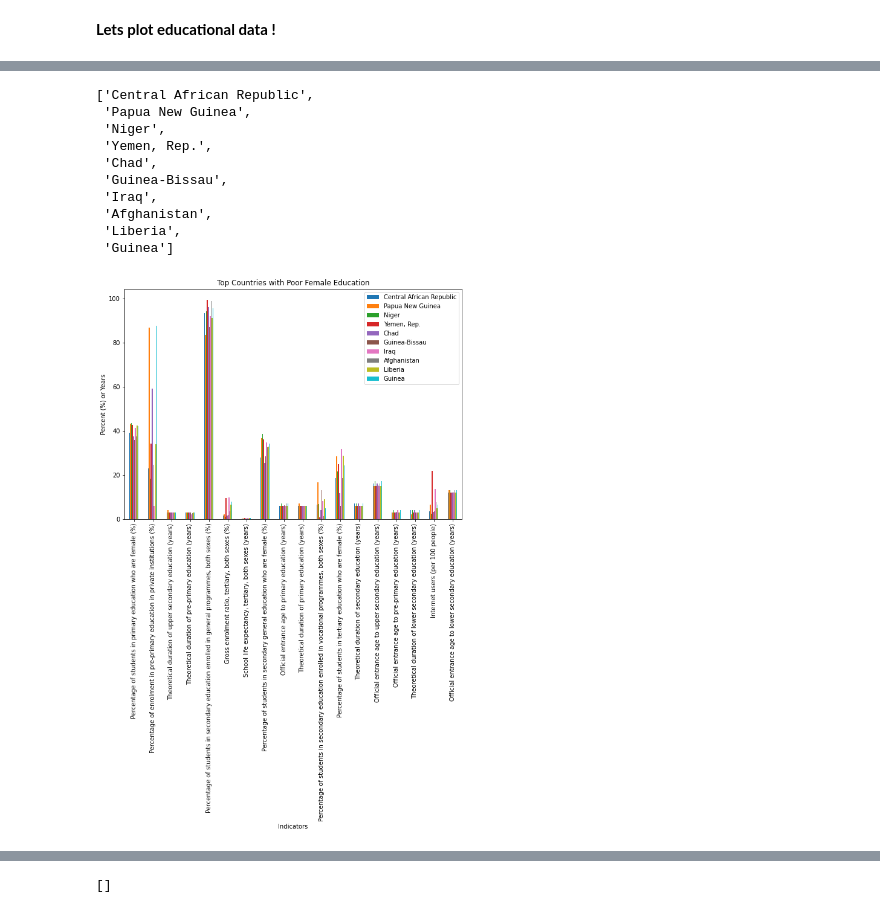
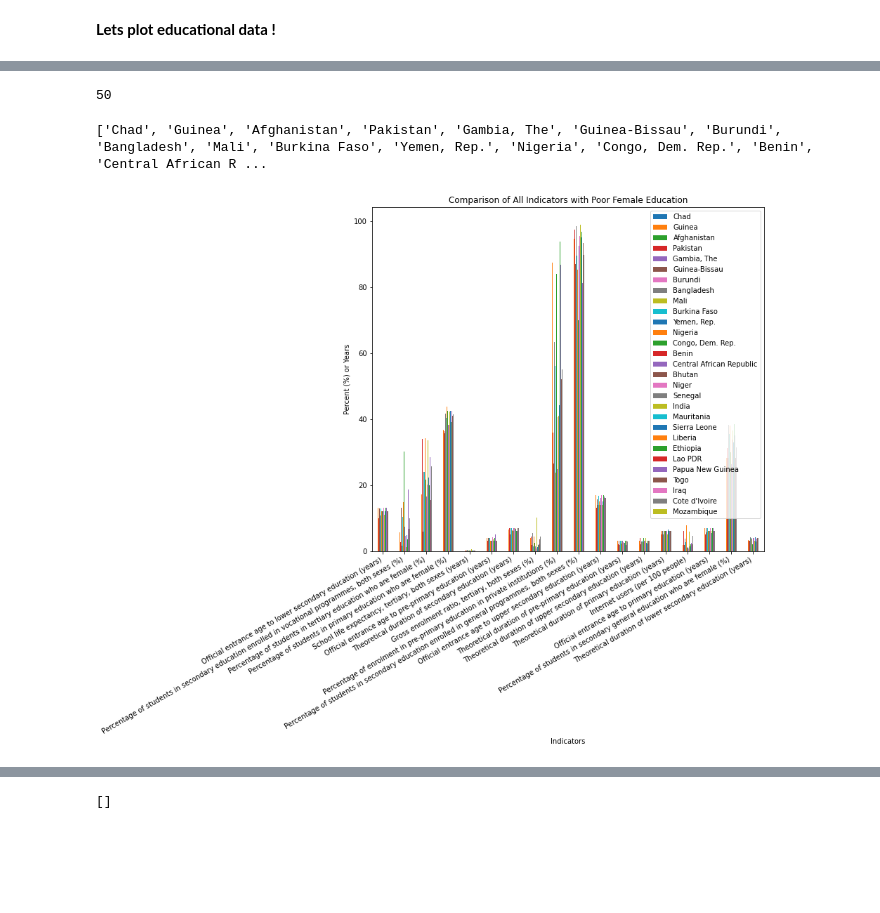
Before and after one commit to prabirdeb/World-Bank-Global-Education-Analysis, a Jupyter notebook: World_Bank_Global_Education_Analysis_Capstone_Project.ipynb, the cells around one changed output, grey strips where cells are left out. Drawn from its saved outputs; the diff is of its cells as text; code cells hidden in the pictures; blank space fills up the shorter version.

```diff
--- a/World_Bank_Global_Education_Analysis_Capstone_Project.ipynb
+++ b/World_Bank_Global_Education_Analysis_Capstone_Project.ipynb
@@ -536,7 +491,7 @@ for k in list(dict_of_clean_df.keys()):
 # %%
-# Checking zero values in the filtered df
+# Checking zero values in the clean df
 print("There are zero values in following countries:\n")
-for k in list(dict_of_clean_df.keys()):
+for k in dict_of_clean_df.keys():
     if 0 in dict_of_clean_df.get(k).values:
       print(k,end=' ')
 # %% [output]
@@ -546,8 +499,6 @@ AFG BHS CUB PHL TJK USA
 # %%
-# Creating a df for last five years mean statistics for all countries
-five_years_stat_df=pd.DataFrame(columns=ed_features,index=list(dict_of_clean_df.keys()))
-for k in list(dict_of_clean_df.keys()):
-  five_years_stat_df.loc[k]=dict_of_clean_df.get(k).iloc[-5:].mean()
-five_years_stat_df.columns=ed_feature_names
-five_years_stat_df.index=list_of_countries2
+# Creating a df for educational feature statistics for all countries
+ed_feature_stat_df=pd.DataFrame(columns=ed_features,index=dict_of_clean_df.keys())
+for k in dict_of_clean_df.keys():
+  ed_feature_stat_df.loc[k]=dict_of_clean_df.get(k).mean()
 # %%
@@ -558,5 +509,6 @@ five_years_stat_df.iloc[five_years_stat_df.index=='Afghanistan']
 # %%
-five_years_stat_df.drop(['GDP at market prices (current US$)',
+# Dropping the number related columns, as these numbers will not help for comparison
+ed_feature_stat_df.drop(['GDP at market prices (current US$)',
  'Enrolment in secondary general, both sexes (number)',
  'Enrolment in secondary vocational, both sexes (number)',
  'Population of the official age for tertiary education, both sexes (number)',
@@ -732,25 +768,21 @@ plt.show()
+# %%
+len(ed_feature_stat_df.loc[(ed_feature_stat_df['Percentage of students in tertiary education who are female (%)']<35)]['Percentage of students in tertiary education who are female (%)'].sort_values(ascending=False).index)
+# %% [output]
+50
 # %%
-# Checking common countries with poor female education
-set_list=[set(five_years_stat_df.loc[(five_years_stat_df['Percentage of students in primary education who are female (%)']<45)].index),set(five_years_stat_df.loc[(five_years_stat_df['Percentage of students in secondary general education who are female (%)']<40)].index),set(five_years_stat_df.loc[(five_years_stat_df['Percentage of students in tertiary education who are female (%)']<35)].index)]
+# Checking common countries with poor female education (educationally weak)
+set_list=[set(ed_feature_stat_df.loc[(ed_feature_stat_df['Percentage of students in primary education who are female (%)']<45)].index),set(ed_feature_stat_df.loc[(ed_feature_stat_df['Percentage of students in secondary general education who are female (%)']<40)].index),set(ed_feature_stat_df.loc[(ed_feature_stat_df['Percentage of students in tertiary education who are female (%)']<35)].index)]
 poor_female_ed=list(set.intersection(*set_list))
-poor_female_ed
+print(poor_female_ed)
 # %% [output]
-['Central African Republic',
- 'Papua New Guinea',
- 'Niger',
- 'Yemen, Rep.',
- 'Chad',
- 'Guinea-Bissau',
- 'Iraq',
- 'Afghanistan',
- 'Liberia',
- 'Guinea']
+['Chad', 'Guinea', 'Afghanistan', 'Pakistan', 'Gambia, The', 'Guinea-Bissau', 'Burundi', 'Bangladesh', 'Mali', 'Burkina Faso', 'Yemen, Rep.', 'Nigeria', 'Congo, Dem. Rep.', 'Benin', 'Central African R ...
 # %%
 # Plotting top countries with poor female education
-five_years_stat_df.transpose()[poor_female_ed].plot.bar(figsize=(10,7))
-plt.title('Top Countries with Poor Female Education')
+ed_feature_stat_df.transpose()[poor_female_ed].plot.bar(figsize=(10,10))
+plt.title('Comparison of All Indicators with Poor Female Education')
 plt.ylabel('Percent (%) or Years')
 plt.xlabel('Indicators')
+plt.gcf().autofmt_xdate()
 plt.show()
 # %% [output]
-[figure, old version]
+[figure, new version]
```
Also changed, not shown: parts of 88 cells of this notebook.
